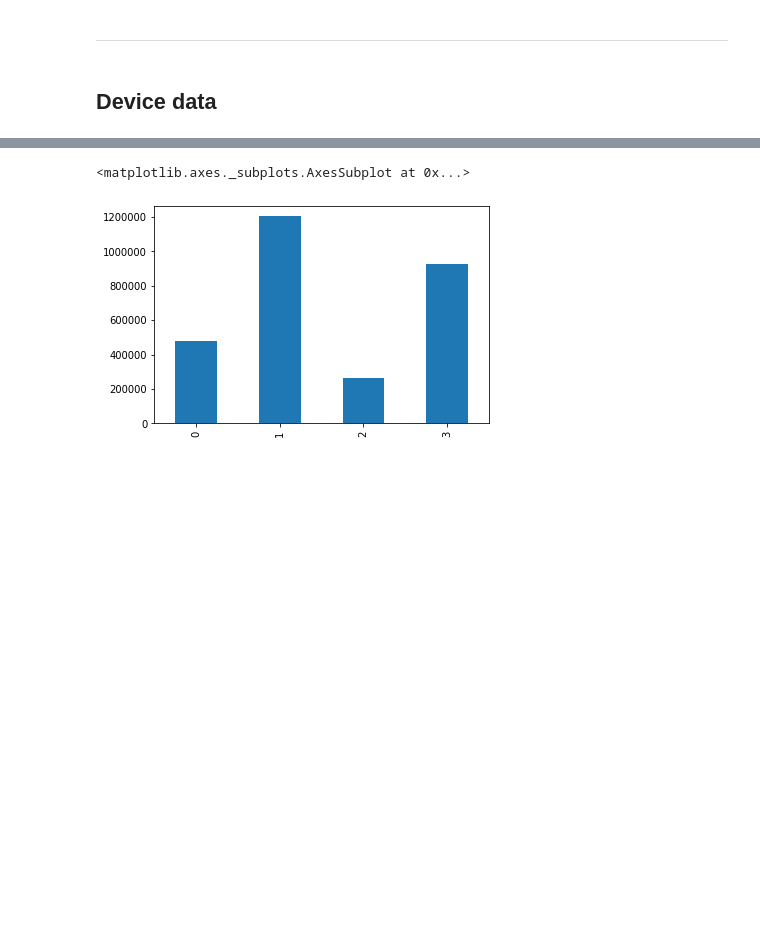
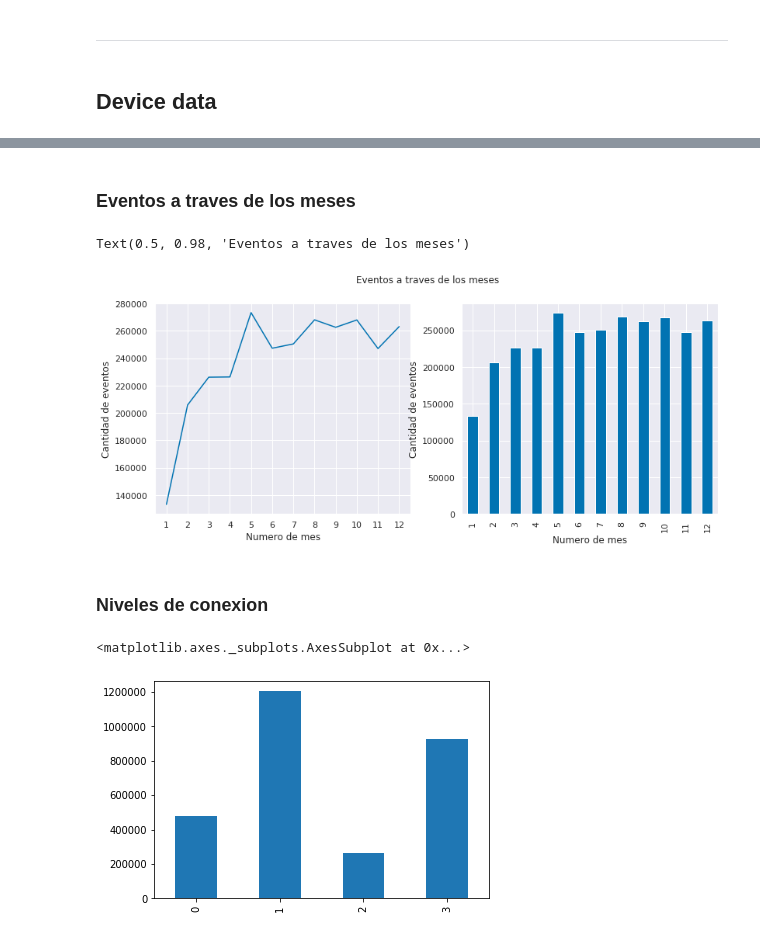
Before and after one commit to emanuelpelozo/Competencia-Galicia, a Jupyter notebook: analisis_exploratorio/analisis.ipynb, the cells around one changed output, grey strips where cells are left out. Saved outputs shown, nothing was run; the diff lists cells and outputs as text; code cells hidden in the pictures; blank space fills up the shorter version.

```diff
--- a/analisis_exploratorio/analisis.ipynb
+++ b/analisis_exploratorio/analisis.ipynb
@@ -113,0 +184,2 @@ device_data.head()
+# %%
+device_data = pd.read_pickle("../data/device_data.pkl")
@@ -114,3 +274,26 @@ device_data.head()
+# %% [markdown]
+### Eventos a traves de los meses
+# %%
+eventos_mes = device_data['mes'].value_counts().sort_index(ascending=True)
+# %%
+fig, (ax1,ax2) = plt.subplots(ncols = 2, figsize = (13,5))
+#Plot lineas
+ax1.plot(eventos_mes)
+ax1.set_xticks(eventos_mes.index)
+ax1.set_ylabel("Cantidad de eventos")
+ax1.set_xlabel("Numero de mes")
+
+#Plot barras
+eventos_mes.plot(kind='bar', ax = ax2)
+plt.ylabel("Cantidad de eventos")
+plt.xlabel("Numero de mes")
+
+plt.suptitle("Eventos a traves de los meses")
+# %% [output]
+Text(0.5, 0.98, 'Eventos a traves de los meses')
+[figure, added]
+# %% [markdown]
+### Niveles de conexion
 # %%
 device_data['CONNECTION_SPEED'].value_counts().sort_index(ascending=True).plot(kind='bar')
 # %% [output]
```
Also changed, not shown: parts of 35 cells of this notebook.
